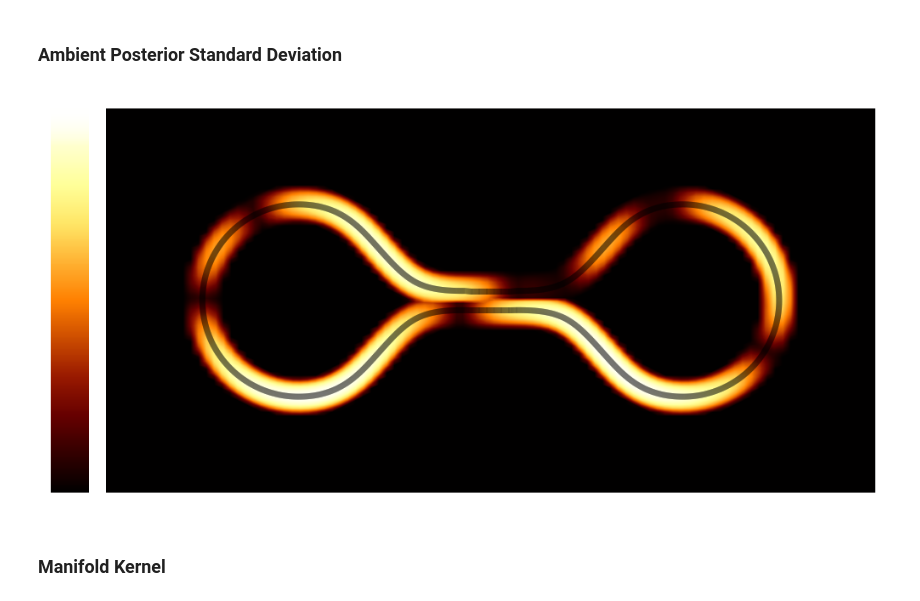
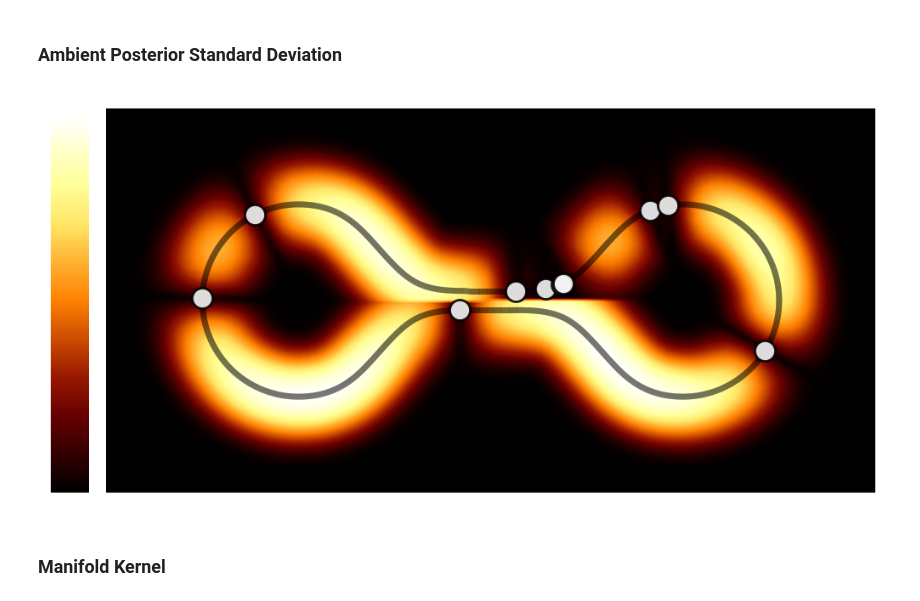
Before and after one commit to nash169/manifold-gp, a Jupyter notebook: examples/1D_semisupervised_learning.ipynb, the cells around one changed output. Drawn from its saved outputs; the diff is of its cells as text; code cells hidden in the pictures.

```diff
--- a/examples/1D_semisupervised_learning.ipynb
+++ b/examples/1D_semisupervised_learning.ipynb
@@ -21,6 +21,9 @@ from manifold_gp.utils import manifold_1D_dataset, vanilla_train, manifold_infor
 num_train = 10
 normalize_x, normalize_y = False, True
 noise_sampled_x, noise_train_y, noise_test_y = 0., 0.01, 0.
+graphbandwidth_constraint, graphbandwidth_prior = False, False
+load_manifold_model, load_vanilla_model = True, True
+save_manifold_model, save_vanilla_model = False, False
 # %%
 sampled_x, sampled_y, edges = manifold_1D_dataset()
 
@@ -81,8 +95,10 @@ kernel = gpytorch.kernels.ScaleKernel(
         nearest_neighbors=10,
         laplacian_normalization="randomwalk",
         num_modes=50,
-        bump_scale=5.0,
-        bump_decay=0.01,
+        bump_scale=10.0,
+        bump_decay=1.0,
+        graphbandwidth_constraint=gpytorch.constraints.GreaterThan(graphbandwidth_min) if graphbandwidth_constraint else None,
+        graphbandwidth_prior=gpytorch.priors.GammaPrior(gamma_concentration, gamma_rate) if graphbandwidth_prior else None
     )
 )
 
@@ -90,7 +106,7 @@ model = RiemannGP(train_x, train_y, likelihood, kernel, train_idx).to(device)
 
 hypers = {
     'likelihood.noise_covar.noise': 1e-2,
-    'covar_module.base_kernel.graphbandwidth': 0.5,
+    'covar_module.base_kernel.graphbandwidth': 1.0,
     'covar_module.base_kernel.lengthscale': 1.0,
     'covar_module.outputscale': 1.0,
 }
@@ -98,8 +114,13 @@ model.initialize(**hypers)
 # %% [markdown]
 ## Train
 # %%
-optimizer = torch.optim.Adam(model.parameters(), lr=1e-1, weight_decay=1e-8)
-scheduler = torch.optim.lr_scheduler.ReduceLROnPlateau(optimizer, mode='min', factor=0.5, patience=200, threshold=1e-3, threshold_mode='rel',
-                                                       cooldown=0, min_lr=0, eps=1e-8, verbose=False)
-loss = manifold_informed_train(model, optimizer, max_iter=200, tolerance=1e-2, update_norm=50, num_rand_vec=100,
-                               max_cholesky=1000, cg_tolerance=1e-3, cg_max_iter=1000, scheduler=None, verbose=True)
+if not load_manifold_model:
+    optimizer = torch.optim.Adam(model.parameters(), lr=1e-1, weight_decay=0.0)
+    scheduler = torch.optim.lr_scheduler.ReduceLROnPlateau(optimizer, mode='min', factor=0.5, patience=50, threshold=1e-3, threshold_mode='rel',
+                                                           cooldown=0, min_lr=0, eps=1e-8, verbose=True)
+    loss = manifold_informed_train(model, optimizer, max_iter=500, tolerance=1e-2, update_norm=100, num_rand_vec=100,
+                                   max_cholesky=2000, cg_tolerance=1e-2, cg_max_iter=1000, scheduler=scheduler, verbose=True)
+    if save_manifold_model:
+        torch.save(model.state_dict(), '../models/1D_manifold_semisupervised.pth')
+else:
+    model.load_state_dict(torch.load('../models/1D_manifold_semisupervised.pth'))
@@ -124,6 +127,11 @@ Iteration: 200, Loss: 10.960, Noise Variance: 0.013, Signal Variance: 1.045, Len
 # %%
-optimizer_vanilla = torch.optim.Adam(model_vanilla.parameters(), lr=1e-1, weight_decay=1e-8)
-scheduler_vanilla = torch.optim.lr_scheduler.ReduceLROnPlateau(optimizer_vanilla, mode='min', factor=0.5, patience=200, threshold=1e-3,
-                                                               threshold_mode='rel', cooldown=0, min_lr=0, eps=1e-8, verbose=False)
-loss = vanilla_train(model_vanilla, optimizer_vanilla, max_iter=300, max_cholesky=800, tolerance=1e-2, cg_tolerance=1e-2, cg_max_iter=1000, scheduler=None,
-              verbose=True)
+if not load_vanilla_model:
+    optimizer_vanilla = torch.optim.Adam(model_vanilla.parameters(), lr=1e-1, weight_decay=0.0)
+    scheduler_vanilla = torch.optim.lr_scheduler.ReduceLROnPlateau(optimizer_vanilla, mode='min', factor=0.5, patience=200, threshold=1e-3,
+                                                                   threshold_mode='rel', cooldown=0, min_lr=0, eps=1e-8, verbose=False)
+    loss = vanilla_train(model_vanilla, optimizer_vanilla, max_iter=500, max_cholesky=2000, tolerance=1e-2, cg_tolerance=1e-2, cg_max_iter=1000, scheduler=None,
+                  verbose=True)
+    if save_vanilla_model:
+        torch.save(model_vanilla.state_dict(), '../models/1D_vanilla_semisupervised.pth')
+else:
+    model_vanilla.load_state_dict(torch.load('../models/1D_vanilla_semisupervised.pth'))
@@ -253,19 +243,19 @@ beautify(fig, ax)
 # %%
 fig = plt.figure(figsize=(10, 5))
 ax = fig.add_subplot(111)
 im = ax.contourf(x, y, std_ambient, 500, cmap=cmap_std)
-# ax.scatter(train_x.cpu().numpy()[:, 0], train_x.cpu().numpy()[:, 1], facecolors='whitesmoke', s=300.0, zorder=2,
-#        edgecolors='black', linewidth=2, alpha=0.9)
+ax.scatter(train_x.cpu().numpy()[:, 0], train_x.cpu().numpy()[:, 1], facecolors='whitesmoke', s=300.0, zorder=2,
+       edgecolors='black', linewidth=2, alpha=0.9)
 for edge in edges:
     start = sampled_x[edge[0]]
     end = sampled_x[edge[1]]
     ax.plot([start[0], end[0]], [start[1], end[1]], color='black', zorder=1, linewidth=5, alpha=0.1)
 colorbar(im, fig, ax)
 beautify(fig, ax)
 for c in im.collections:
     c.set_edgecolor("face")
 # %% [output]
-[figure, old version]
+[figure, new version]
 # %% [markdown]
 ### Manifold Kernel
 # %%
```
Also changed, not shown: parts of 13 cells of this notebook, 23 other files.
